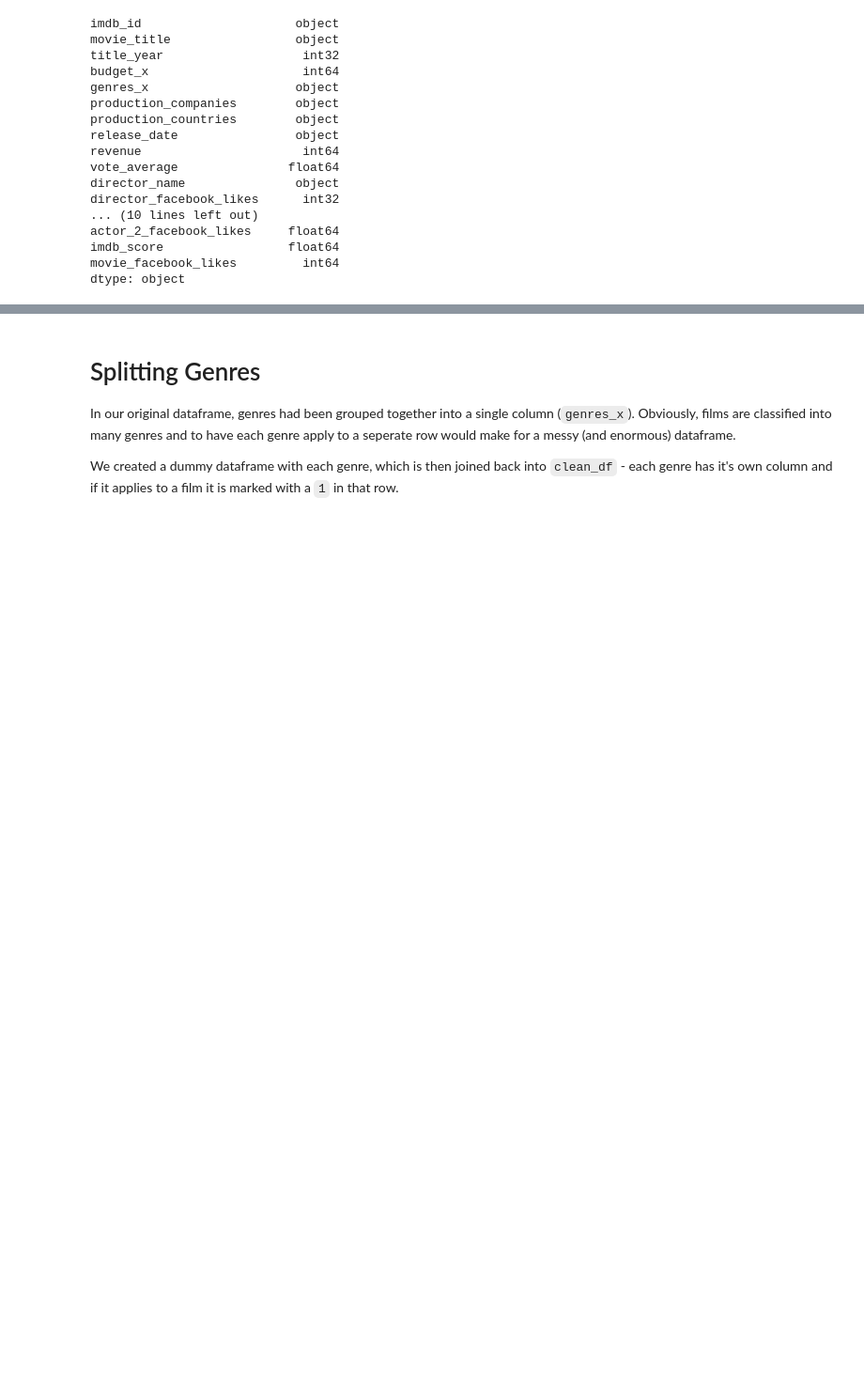
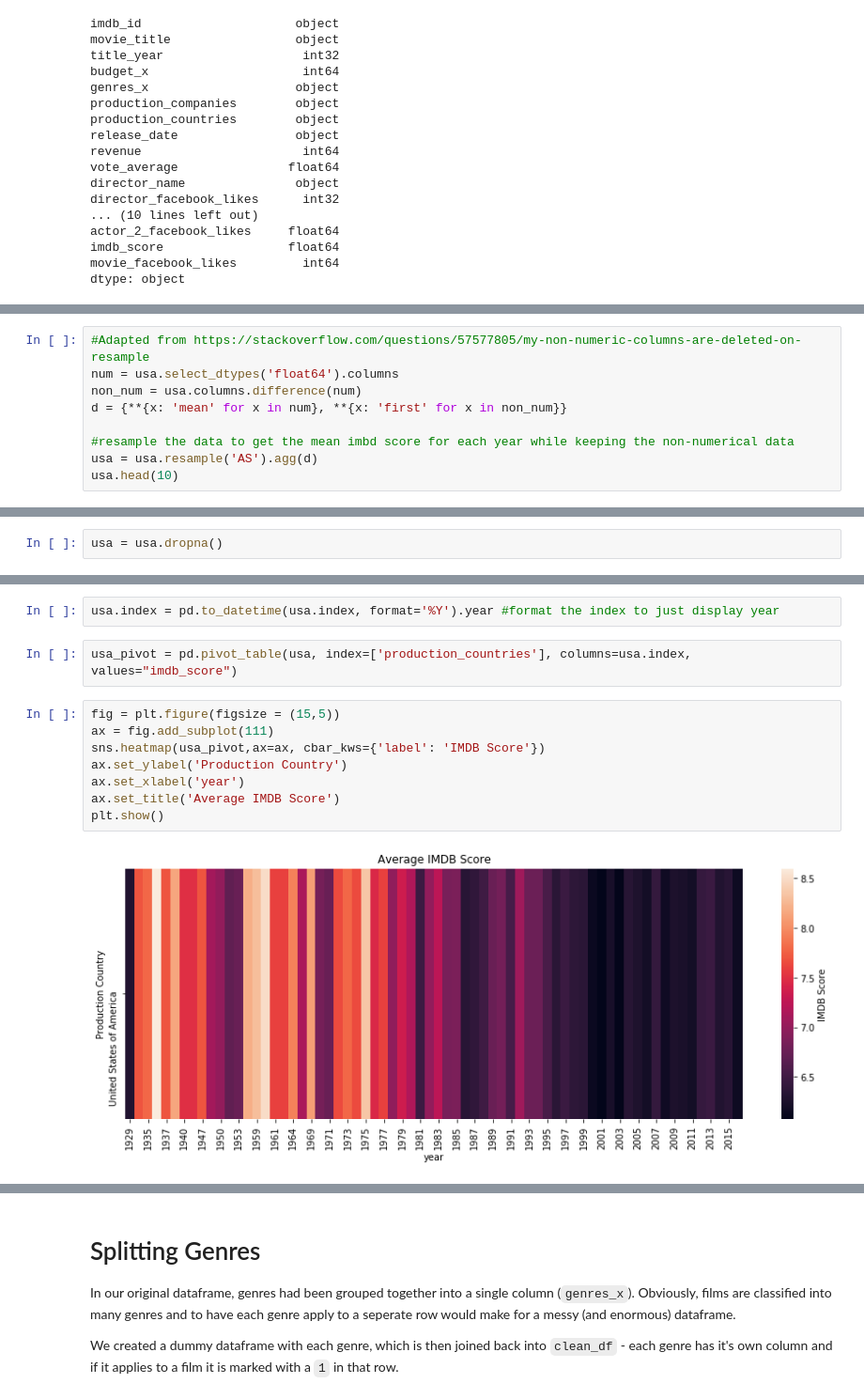
Before and after one commit to arianaroz/data-science-project-2019, a Jupyter notebook: project_working.ipynb, the cells around one changed output, grey strips where cells are left out. Shown: that part at 94% size. Cells and saved outputs as stored; diff of their text form; blank space fills up the shorter version.

```diff
--- a/project_working.ipynb
+++ b/project_working.ipynb
@@ -230,0 +302,9 @@ dtype: object
+# %%
+#Adapted from https://stackoverflow.com/questions/57577805/my-non-numeric-columns-are-deleted-on-resample
+num = usa.select_dtypes('float64').columns
+non_num = usa.columns.difference(num)
+d = {**{x: 'mean' for x in num}, **{x: 'first' for x in non_num}}
+
+#resample the data to get the mean imbd score for each year while keeping the non-numerical data
+usa = usa.resample('AS').agg(d)
+usa.head(10)
@@ -230,0 +324,2 @@ dtype: object
+# %%
+usa = usa.dropna()
@@ -230,0 +336,14 @@ dtype: object
+# %%
+usa.index = pd.to_datetime(usa.index, format='%Y').year #format the index to just display year
+# %%
+usa_pivot = pd.pivot_table(usa, index=['production_countries'], columns=usa.index, values="imdb_score")
+# %%
+fig = plt.figure(figsize = (15,5))
+ax = fig.add_subplot(111)
+sns.heatmap(usa_pivot,ax=ax, cbar_kws={'label': 'IMDB Score'})
+ax.set_ylabel('Production Country')
+ax.set_xlabel('year')
+ax.set_title('Average IMDB Score')
+plt.show()
+# %% [output]
+[figure, added]
```
Also changed, not shown: parts of 23 cells of this notebook.
